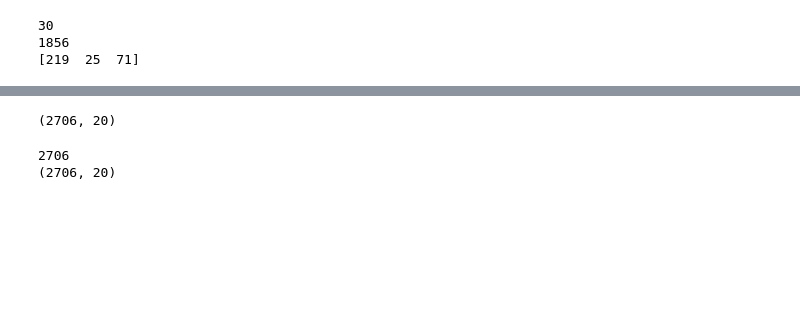
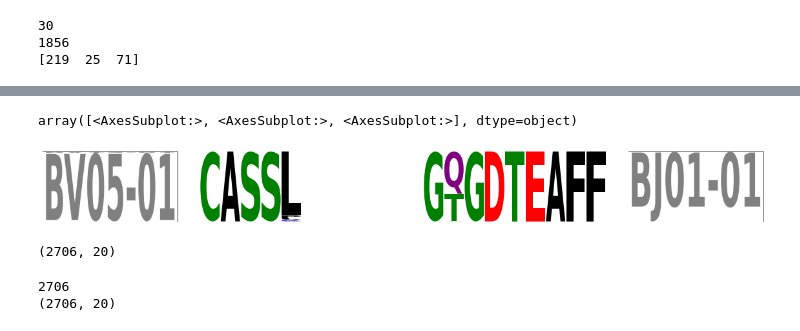
Before and after one commit to yanismiraoui/M4R-Project-Notebooks, a Jupyter notebook: comparison_tcrdist.ipynb, the cells around one changed output, grey strips where cells are left out. Drawn from its saved outputs; the diff is of its cells as text; code cells hidden in the pictures; blank space fills up the shorter version.

```diff
--- a/comparison_tcrdist.ipynb
+++ b/comparison_tcrdist.ipynb
@@ -122,3 +156,17 @@ print(sample2["label"].unique())
+# %%
+import numpy as np
+import pandas as pd
+import pyrepseq as rs
+import pyrepseq.plotting as rsp
+import matplotlib.pyplot as plt
+fig, axes = plt.subplots(ncols=3, nrows=1, sharey=True, figsize=(20, 2),
+                         gridspec_kw=dict(width_ratios=(1, 3, 1),
+                                          wspace=0.1, hspace=0.5)
+                         )
+rsp.seqlogos_vj(sample2, "CDR3_al",'v_gene','j_gene',axes=axes[:3])
+# %% [output]
+array([<AxesSubplot:>, <AxesSubplot:>, <AxesSubplot:>], dtype=object)
+[figure, added]
 # %%
 groups_index = list(sample.index) + list(sample2.index)
 X_test = X_train.copy()
```
Also changed, not shown: parts of 10 cells of this notebook, 5 other files.
